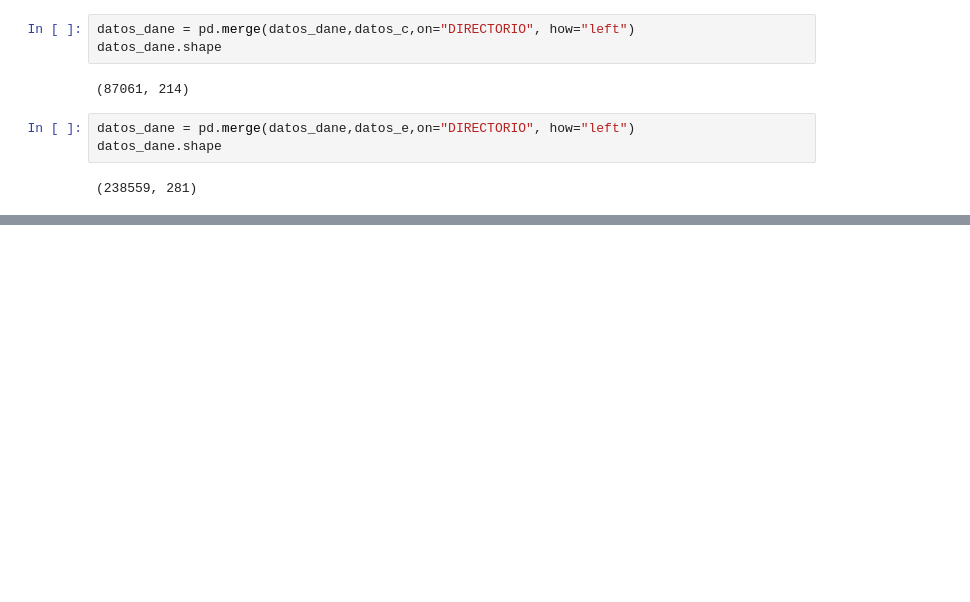
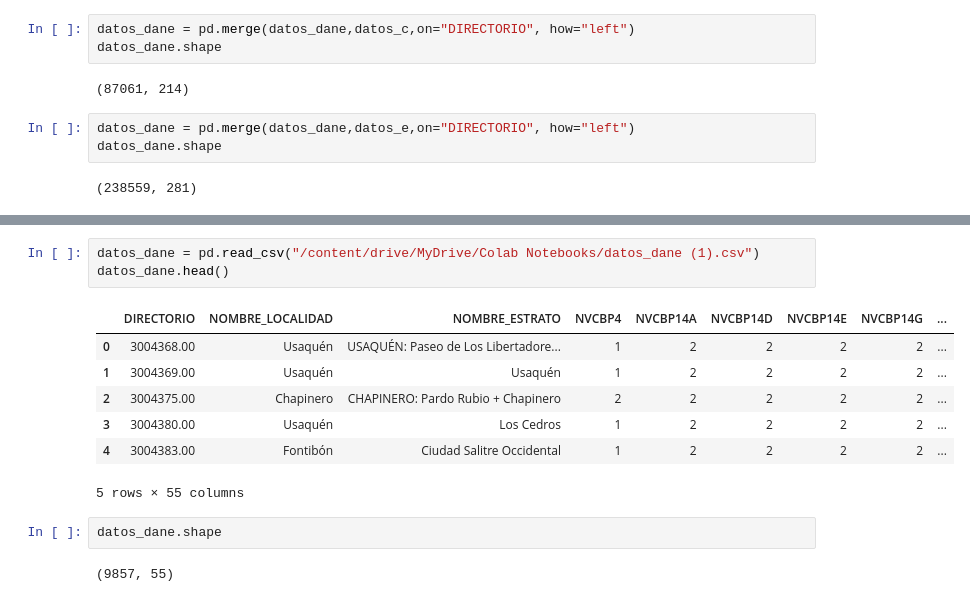
Before and after one commit to FEILXD/primera_base_datos, a Jupyter notebook: inmercion_de_datos_aula_0_1.ipynb, the cells around one changed output, grey strips where cells are left out. Saved outputs shown, nothing was run; the diff lists cells and outputs as text; blank space fills up the shorter version.

```diff
--- a/inmercion_de_datos_aula_0_1.ipynb
+++ b/inmercion_de_datos_aula_0_1.ipynb
@@ -558,0 +546,15 @@ memory usage: 3.8+ GB
+# %%
+datos_dane = pd.read_csv("/content/drive/MyDrive/Colab Notebooks/datos_dane (1).csv")
+datos_dane.head()
+# %% [output]
+|  | DIRECTORIO | NOMBRE_LOCALIDAD | NOMBRE_ESTRATO | NVCBP4 | NVCBP14A | NVCBP14D | NVCBP14E | NVCBP14G | ... |
+| 0 | 3004368.00 | Usaquén | USAQUÉN: Paseo de Los Libertadore... | 1 | 2 | 2 | 2 | 2 | ... |
+| 1 | 3004369.00 | Usaquén | Usaquén | 1 | 2 | 2 | 2 | 2 | ... |
+| 2 | 3004375.00 | Chapinero | CHAPINERO: Pardo Rubio + Chapinero | 2 | 2 | 2 | 2 | 2 | ... |
+| 3 | 3004380.00 | Usaquén | Los Cedros | 1 | 2 | 2 | 2 | 2 | ... |
+| 4 | 3004383.00 | Fontibón | Ciudad Salitre Occidental | 1 | 2 | 2 | 2 | 2 | ... |
+5 rows × 55 columns
+# %%
+datos_dane.shape
+# %% [output]
+(9857, 55)
```
Also changed, not shown: parts of 15 cells of this notebook.
